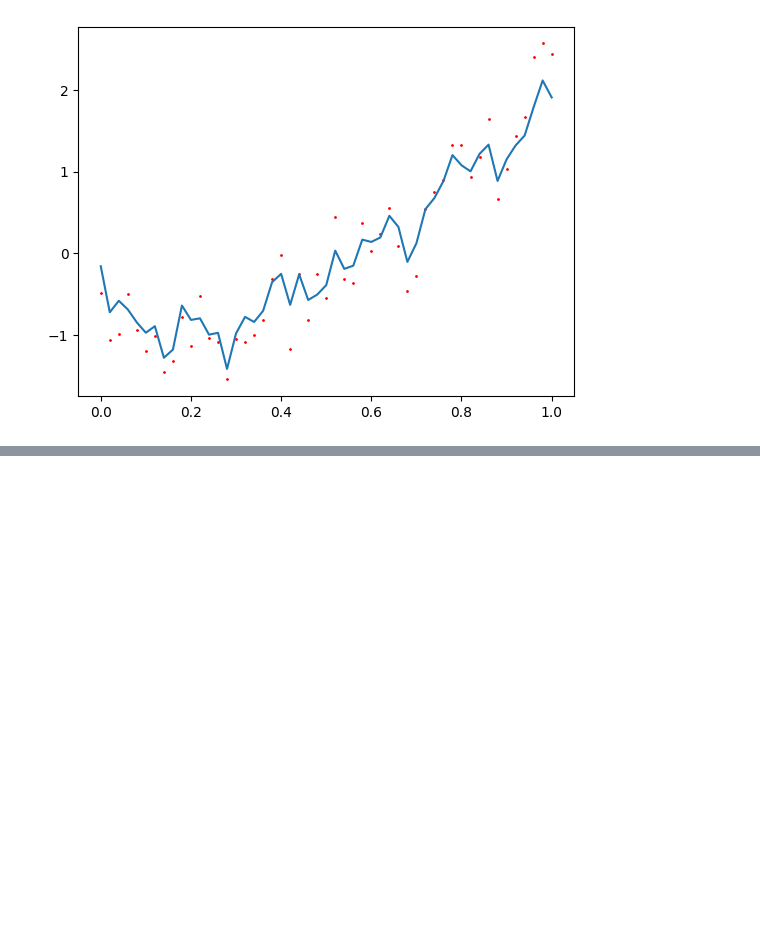
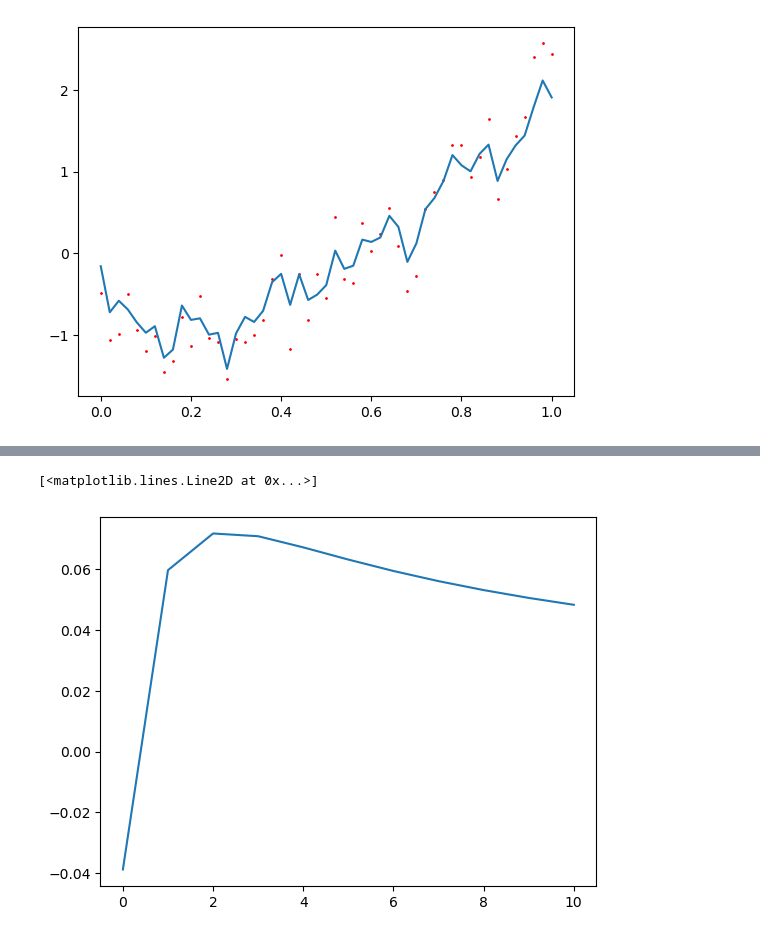
Before and after one commit to cwcurtis/MATH-596-Mathematical-Data-Science, a Jupyter notebook: Lecture_Notes/LASSO_Cross_Validation_Tests.ipynb, the cells around one changed output, grey strips where cells are left out. Drawn from its saved outputs; the diff is of its cells as text; code cells hidden in the pictures; blank space fills up the shorter version.

```diff
--- a/Lecture_Notes/LASSO_Cross_Validation_Tests.ipynb
+++ b/Lecture_Notes/LASSO_Cross_Validation_Tests.ipynb
@@ -269,0 +301,6 @@ plt.scatter(xvalsdwnsmpl, yvalsdwnsmpl, c='r', s=1.)
+# %%
+mchoice_index = 0
+plt.plot(l2_alpha_values[mchoice_index][:pval])
+# %% [output]
+[<matplotlib.lines.Line2D at 0x...>]
+[figure, added]
```
Also changed, not shown: parts of 6 cells of this notebook, 1 other file.
